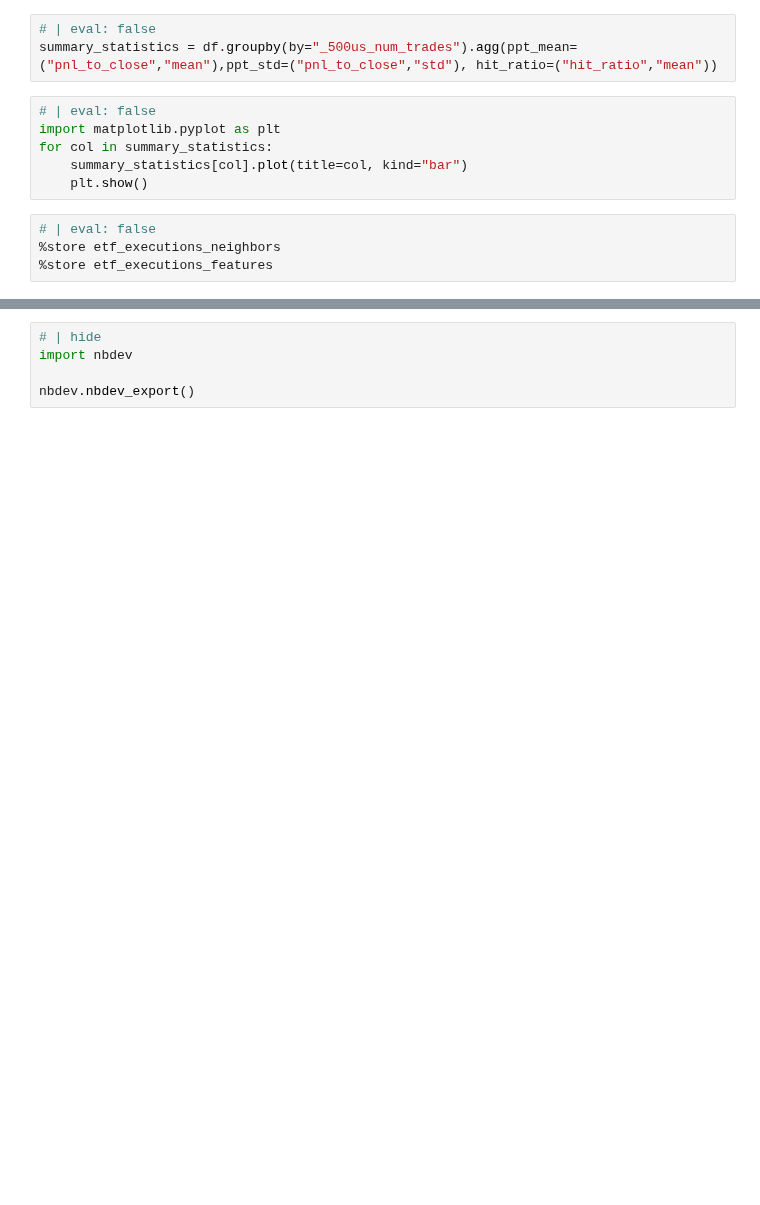
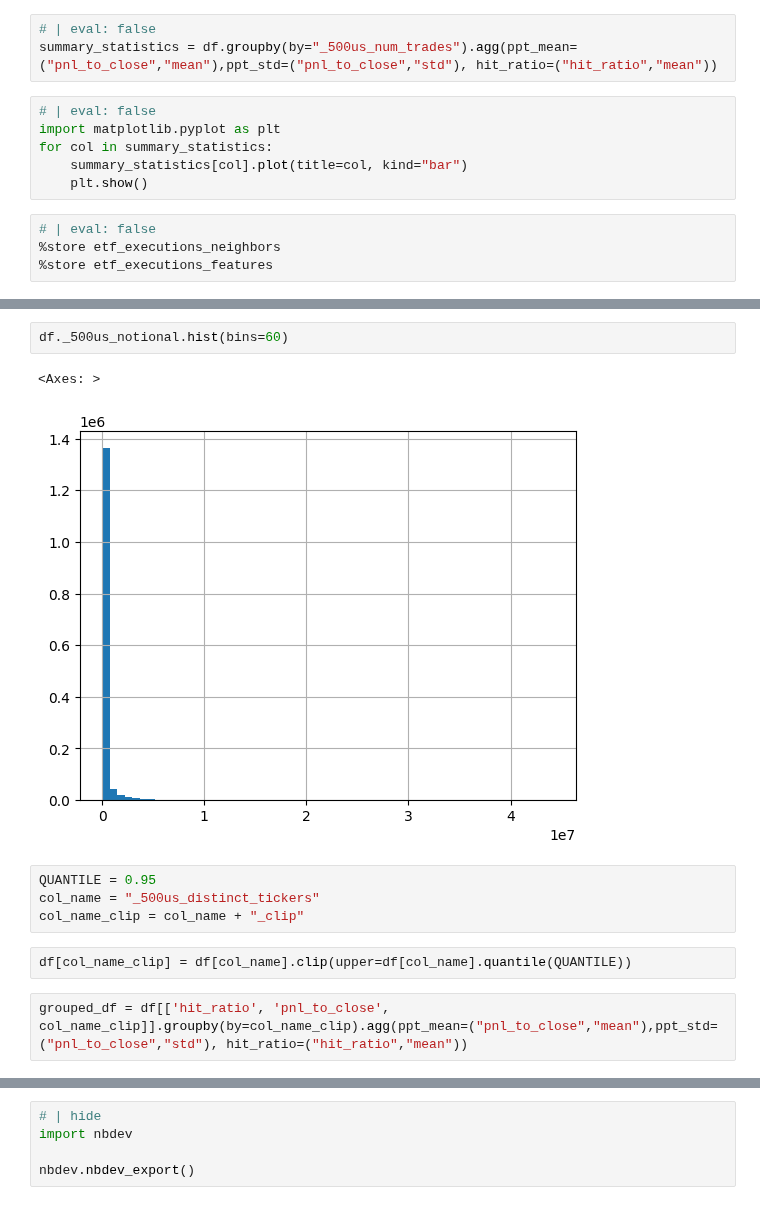
Before and after one commit to n-petit/lobster-tools, a Jupyter notebook: notebooks/08_etf_pipeline2_s3.ipynb, the cells around one changed output, grey strips where cells are left out. Cells and saved outputs as stored; diff of their text form; blank space fills up the shorter version.

```diff
--- a/notebooks/08_etf_pipeline2_s3.ipynb
+++ b/notebooks/08_etf_pipeline2_s3.ipynb
@@ -409,0 +417,13 @@ for col in summary_statistics:
+# %%
+df._500us_notional.hist(bins=60)
+# %% [output]
+<Axes: >
+[figure, added]
+# %%
+QUANTILE = 0.95
+col_name = "_500us_distinct_tickers"
+col_name_clip = col_name + "_clip"
+# %%
+df[col_name_clip] = df[col_name].clip(upper=df[col_name].quantile(QUANTILE))
+# %%
+grouped_df = df[['hit_ratio', 'pnl_to_close', col_name_clip]].groupby(by=col_name_clip).agg(ppt_mean=("pnl_to_close","mean"),ppt_std=("pnl_to_close","std"), hit_ratio=("hit_ratio","mean"))
```
Also changed, not shown: parts of 34 cells of this notebook, 5 other files.
